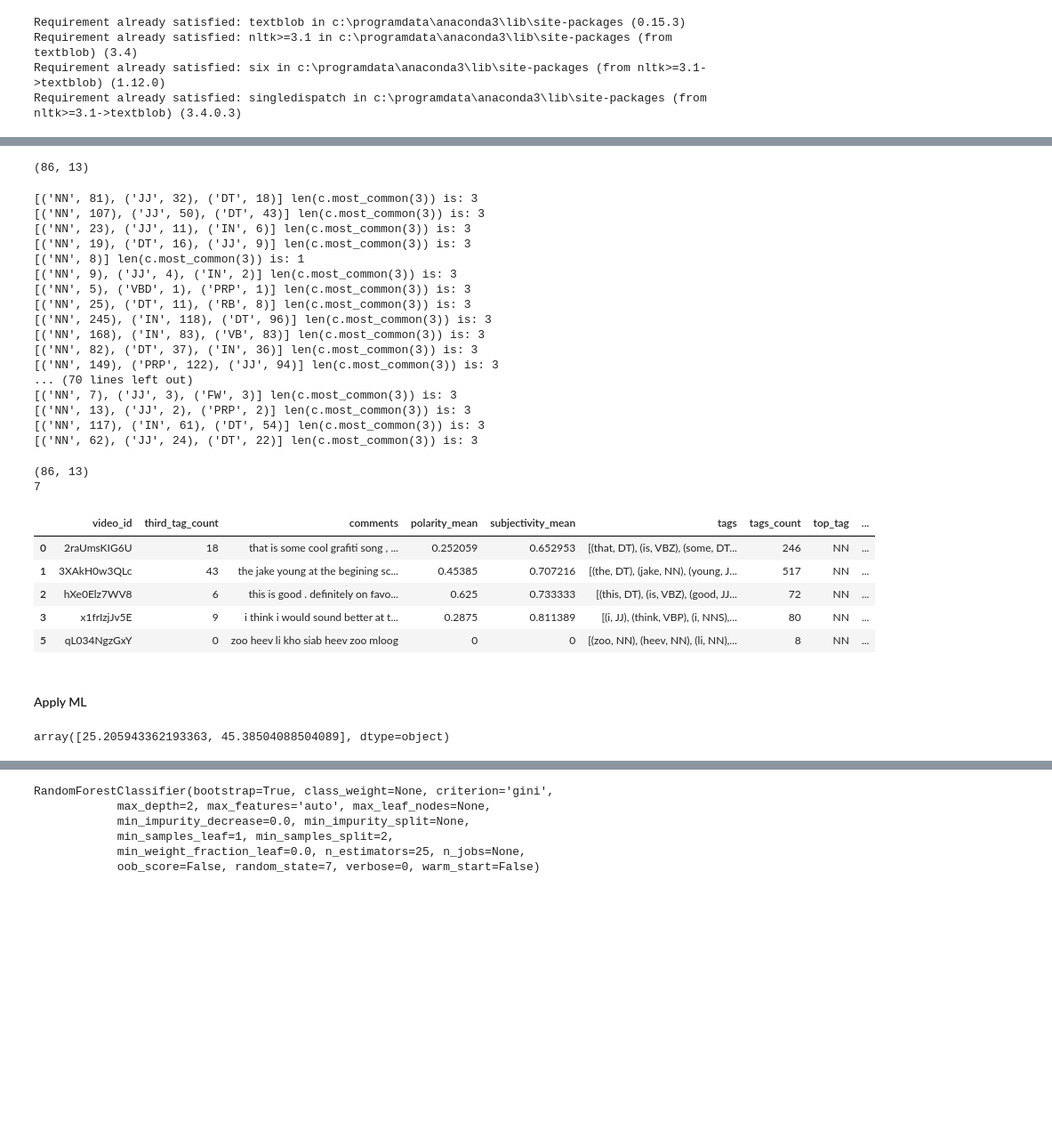
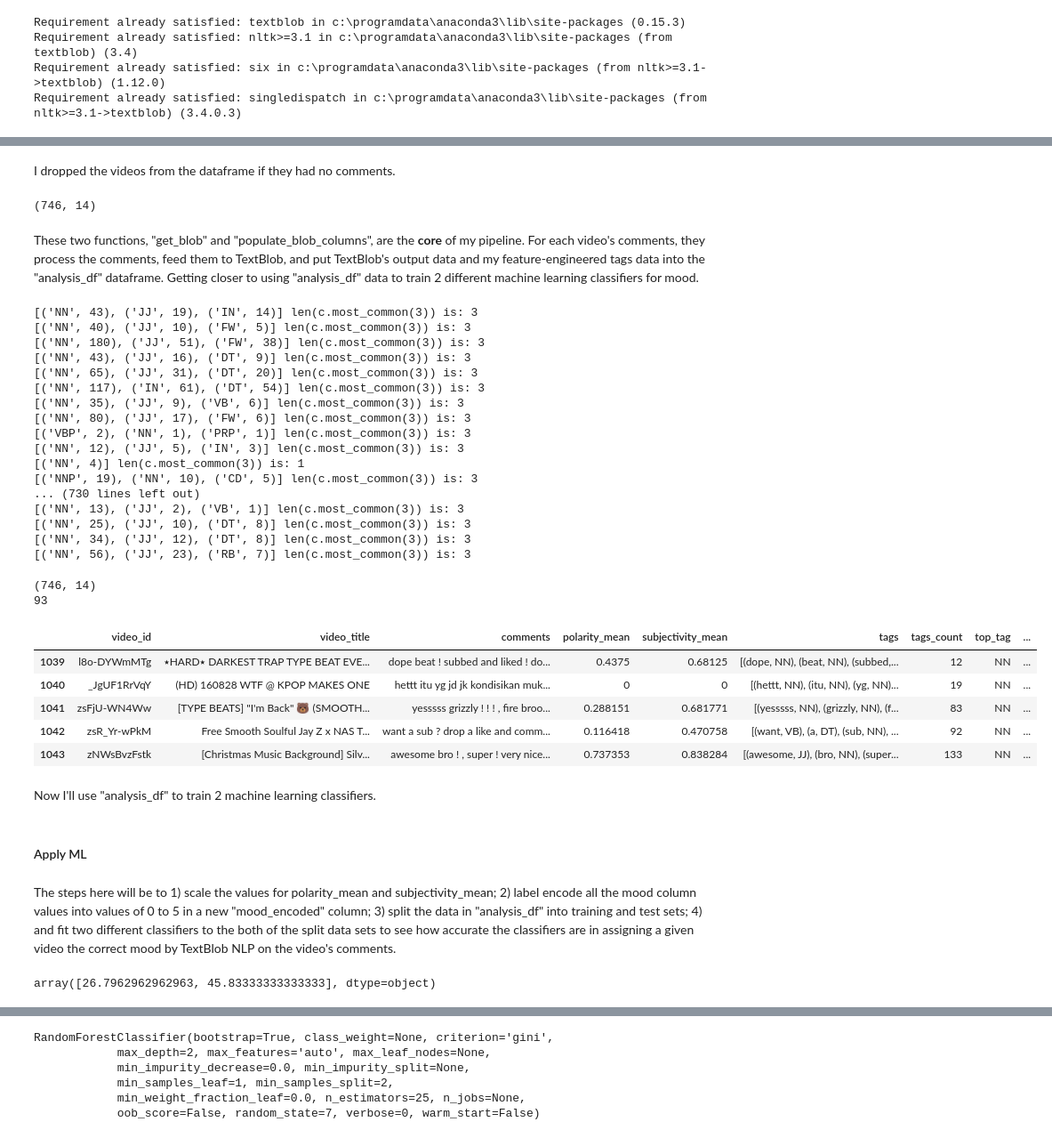
Before and after one commit to labs12-music-stream-selector/DS, a Jupyter notebook: NLP-videos-comments.ipynb, the cells around one changed output, grey strips where cells are left out. Shown at 89% size. Saved outputs shown, nothing was run; the diff lists cells and outputs as text; code cells hidden in the pictures; blank space fills up the shorter version.

Commit message:
Polish notebook, showing changes with increased video count

```diff
--- a/NLP-videos-comments.ipynb
+++ b/NLP-videos-comments.ipynb
@@ -52,0 +72,4 @@ Here we can see comments data consumed from the YouTube API.
+# %%
+comments_df = pd.read_csv('video_comments.csv', encoding="utf-8")  # note no moods column
+print(comments_df.shape)
+comments_df.tail()
@@ -176,0 +213,8 @@ analysis_df.head()
+# %%
+analysis_df = analysis_df.drop(['id', 'labeled'], axis=1)
+# %%
+cols = ['video_id', 'video_title', 'comments', 'polarity_mean', 'subjectivity_mean',
+        'tags', 'tags_count', 'top_tag', 'top_tag_count', 'second_tag', 'second_tag_count',
+        'third_tag', 'third_tag_count', 'moods']
+
+analysis_df = analysis_df[cols]
@@ -177,9 +230,13 @@ analysis_df.head()
+# %% [markdown]
+I dropped the videos from the dataframe if they had no comments.
 # %%
 # Drop rows where there are no comments
 analysis_df = analysis_df[analysis_df.comments != '']
 analysis_df.shape
 # %% [output]
-(86, 13)
+(746, 14)
+# %% [markdown]
+These two functions, "get_blob" and "populate_blob_columns", are the **core** of my pipeline. For each video's comments, they process the comments, feed them to TextBlob, and put TextBlob's output data and my feature-engineered tags data into the "analysis_df" dataframe. Getting closer to using "analysis_df" data to train 2 different machine learning classifiers for mood.
 # %%
 # Add TextBlob mean polarity, mean subjectivity, and tags features for all comments for each video
 # Write functions to do each of the following:
@@ -248,39 +305,43 @@ def populate_blob_columns(df, comms):
 for comments in analysis_df.comments.values:
     populate_blob_columns(analysis_df, comments)
 # %% [output]
-[('NN', 81), ('JJ', 32), ('DT', 18)] len(c.most_common(3)) is: 3
-[('NN', 107), ('JJ', 50), ('DT', 43)] len(c.most_common(3)) is: 3
-[('NN', 23), ('JJ', 11), ('IN', 6)] len(c.most_common(3)) is: 3
-[('NN', 19), ('DT', 16), ('JJ', 9)] len(c.most_common(3)) is: 3
-[('NN', 8)] len(c.most_common(3)) is: 1
-[('NN', 9), ('JJ', 4), ('IN', 2)] len(c.most_common(3)) is: 3
-[('NN', 5), ('VBD', 1), ('PRP', 1)] len(c.most_common(3)) is: 3
-[('NN', 25), ('DT', 11), ('RB', 8)] len(c.most_common(3)) is: 3
-[('NN', 245), ('IN', 118), ('DT', 96)] len(c.most_common(3)) is: 3
-[('NN', 168), ('IN', 83), ('VB', 83)] len(c.most_common(3)) is: 3
-[('NN', 82), ('DT', 37), ('IN', 36)] len(c.most_common(3)) is: 3
-[('NN', 149), ('PRP', 122), ('JJ', 94)] len(c.most_common(3)) is: 3
-... (70 lines left out)
-[('NN', 7), ('JJ', 3), ('FW', 3)] len(c.most_common(3)) is: 3
-[('NN', 13), ('JJ', 2), ('PRP', 2)] len(c.most_common(3)) is: 3
+[('NN', 43), ('JJ', 19), ('IN', 14)] len(c.most_common(3)) is: 3
+[('NN', 40), ('JJ', 10), ('FW', 5)] len(c.most_common(3)) is: 3
+[('NN', 180), ('JJ', 51), ('FW', 38)] len(c.most_common(3)) is: 3
+[('NN', 43), ('JJ', 16), ('DT', 9)] len(c.most_common(3)) is: 3
+[('NN', 65), ('JJ', 31), ('DT', 20)] len(c.most_common(3)) is: 3
 [('NN', 117), ('IN', 61), ('DT', 54)] len(c.most_common(3)) is: 3
-[('NN', 62), ('JJ', 24), ('DT', 22)] len(c.most_common(3)) is: 3
+[('NN', 35), ('JJ', 9), ('VB', 6)] len(c.most_common(3)) is: 3
+[('NN', 80), ('JJ', 17), ('FW', 6)] len(c.most_common(3)) is: 3
+[('VBP', 2), ('NN', 1), ('PRP', 1)] len(c.most_common(3)) is: 3
+[('NN', 12), ('JJ', 5), ('IN', 3)] len(c.most_common(3)) is: 3
+[('NN', 4)] len(c.most_common(3)) is: 1
+[('NNP', 19), ('NN', 10), ('CD', 5)] len(c.most_common(3)) is: 3
+... (730 lines left out)
+[('NN', 13), ('JJ', 2), ('VB', 1)] len(c.most_common(3)) is: 3
+[('NN', 25), ('JJ', 10), ('DT', 8)] len(c.most_common(3)) is: 3
+[('NN', 34), ('JJ', 12), ('DT', 8)] len(c.most_common(3)) is: 3
+[('NN', 56), ('JJ', 23), ('RB', 7)] len(c.most_common(3)) is: 3
 # %%
 # Check how df looks
 print(analysis_df.shape)
 print(analysis_df.isna().sum().sum())
-analysis_df.head()
+analysis_df.tail()
 # %% [output]
-(86, 13)
-7
+(746, 14)
+93
-|  | video_id | third_tag_count | comments | polarity_mean | subjectivity_mean | tags | tags_count | top_tag | ... |
-| 0 | 2raUmsKIG6U | 18 | that is some cool grafiti song , ... | 0.252059 | 0.652953 | [(that, DT), (is, VBZ), (some, DT... | 246 | NN | ... |
-| 1 | 3XAkH0w3QLc | 43 | the jake young at the begining sc... | 0.45385 | 0.707216 | [(the, DT), (jake, NN), (young, J... | 517 | NN | ... |
-| 2 | hXe0Elz7WV8 | 6 | this is good . definitely on favo... | 0.625 | 0.733333 | [(this, DT), (is, VBZ), (good, JJ... | 72 | NN | ... |
-| 3 | x1frIzjJv5E | 9 | i think i would sound better at t... | 0.2875 | 0.811389 | [(i, JJ), (think, VBP), (i, NNS),... | 80 | NN | ... |
-| 5 | qL034NgzGxY | 0 | zoo heev li kho siab heev zoo mloog | 0 | 0 | [(zoo, NN), (heev, NN), (li, NN),... | 8 | NN | ... |
+|  | video_id | video_title | comments | polarity_mean | subjectivity_mean | tags | tags_count | top_tag | ... |
+| 1039 | l8o-DYWmMTg | ٭HARD٭ DARKEST TRAP TYPE BEAT EVE... | dope beat ! subbed and liked ! do... | 0.4375 | 0.68125 | [(dope, NN), (beat, NN), (subbed,... | 12 | NN | ... |
+| 1040 | _JgUF1RrVqY | (HD) 160828 WTF @ KPOP MAKES ONE | hettt itu yg jd jk kondisikan muk... | 0 | 0 | [(hettt, NN), (itu, NN), (yg, NN)... | 19 | NN | ... |
+| 1041 | zsFjU-WN4Ww | [TYPE BEATS] "I'm Back" 🐻 (SMOOTH... | yesssss grizzly ! ! ! , fire broo... | 0.288151 | 0.681771 | [(yesssss, NN), (grizzly, NN), (f... | 83 | NN | ... |
+| 1042 | zsR_Yr-wPkM | Free Smooth Soulful Jay Z x NAS T... | want a sub ? drop a like and comm... | 0.116418 | 0.470758 | [(want, VB), (a, DT), (sub, NN), ... | 92 | NN | ... |
+| 1043 | zNWsBvzFstk | [Christmas Music Background] Silv... | awesome bro ! , super ! very nice... | 0.737353 | 0.838284 | [(awesome, JJ), (bro, NN), (super... | 133 | NN | ... |
+# %% [markdown]
+Now I'll use "analysis_df" to train 2 machine learning classifiers.
 # %% [markdown]
 #### Apply ML
+# %% [markdown]
+The steps here will be to 1) scale the values for polarity_mean and subjectivity_mean; 2) label encode all the mood column values into values of 0 to 5 in a new "mood_encoded" column; 3) split the data in "analysis_df" into training and test sets; 4) and fit two different classifiers to the both of the split data sets to see how accurate the classifiers are in assigning a given video the correct mood by TextBlob NLP on the video's comments.
 # %%
 # First normalize the data by multiplying polarity_mean and subjectivity_mean each by 100
 analysis_df.polarity_mean *= 100
@@ -289,7 +350,7 @@ analysis_df.subjectivity_mean *= 100
 # Verify that the values have been scaled by 100
 analysis_df.polarity_mean.values[:2]
 # %% [output]
-array([25.205943362193363, 45.38504088504089], dtype=object)
+array([26.7962962962963, 45.83333333333333], dtype=object)
 # %%
 # What if, instead of 0's for polarity_mean and subjectivity_mean,
 # the 0's were replaced by 50? Every song has some polarity and subjectivity, right?
```
Also changed, not shown: parts of 44 cells of this notebook.
